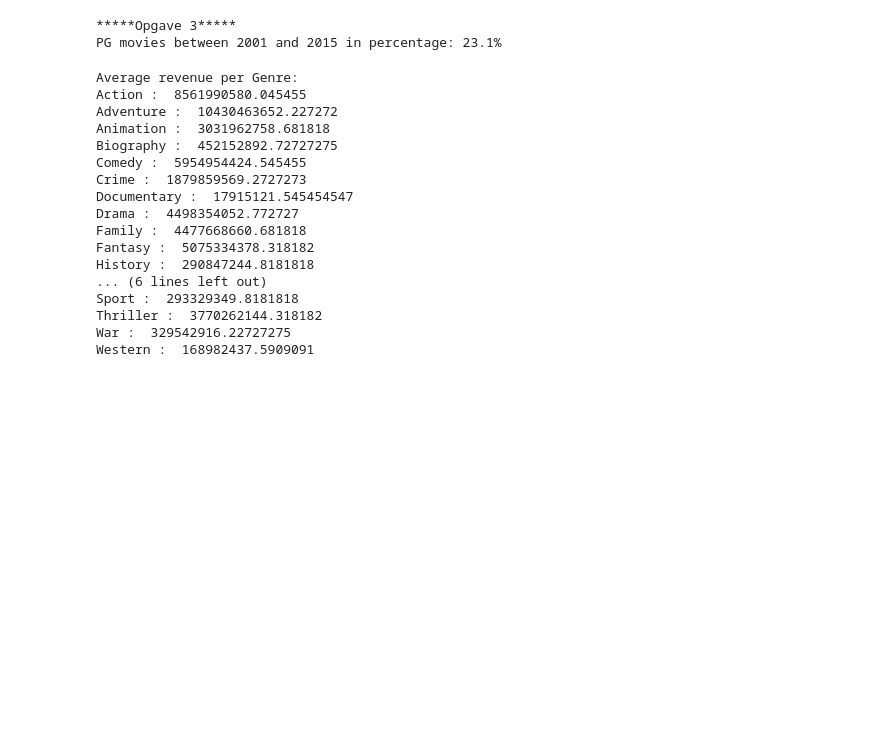
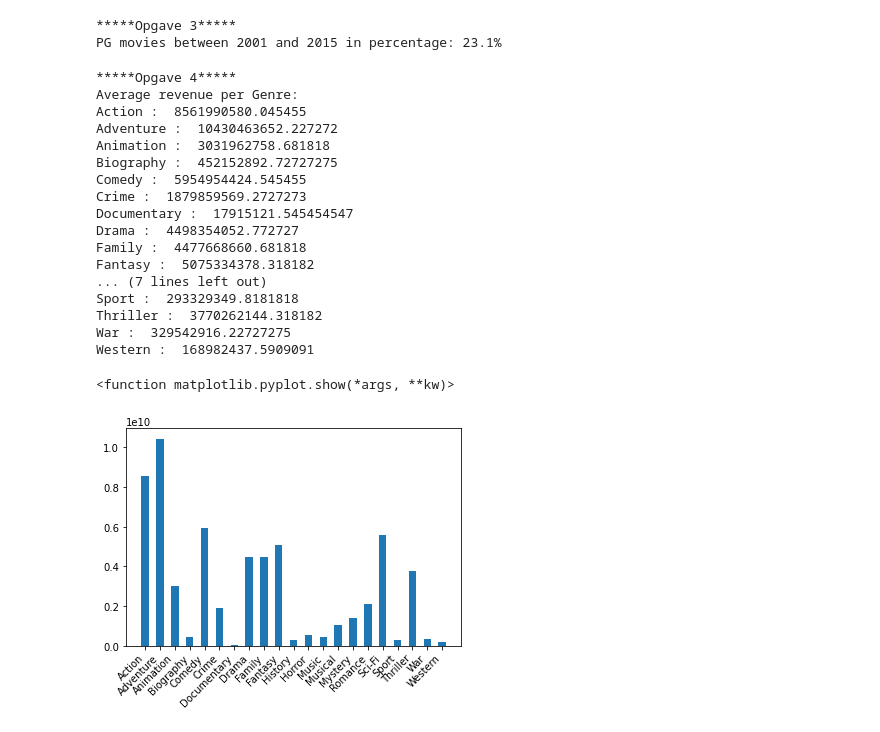
Before and after one commit to alek0329/MyNoteBooks, a Jupyter notebook: SP1/Sp1.ipynb, the cells around one changed output. Saved outputs shown, nothing was run; the diff lists cells and outputs as text; code cells hidden in the pictures; blank space fills up the shorter version.

```diff
--- a/SP1/Sp1.ipynb
+++ b/SP1/Sp1.ipynb
@@ -78,6 +78,8 @@ print('PG movies between 2001 and 2015 in percentage: ' + df1.iloc[1])
 *****Opgave 3*****
 PG movies between 2001 and 2015 in percentage: 23.1%
 # %%
+print('*****Opgave 4*****')
+
 genreDF = movieData['Genre'].str.replace("(\[|\]|\ |')","")
 genreDF = genreDF.str.get_dummies(sep=',')
 
@@ -85,32 +87,40 @@ genreDF = genreDF.str.get_dummies(sep=',')
 genreDist = genreDF.sum().to_dict()
 #print (genreDist)
 
 #Revenue per Genre
 worldSalesPerGenreDF = genreDF.mul(df["World Sales (in $)"], axis=0)
 revenuePerGenre = worldSalesPerGenreDF.sum().to_dict()
 #print(RevenuePerGenre)
 
 avgRev = {}
 print("Average revenue per Genre:")
 for (k,v), (k2,v2) in zip(genreDist.items(), revenuePerGenre.items()):
     avgRevenue = v2 / v1
     avgRev[k] = avgRevenue
     print (k,': ',avgRev[k])
+
+
+
+plt.bar(avgRev.keys(),avgRev.values(),width=0.5,align='center')
+plt.xticks(rotation=45, horizontalalignment='right',fontweight='light')
+plt.show
 # %% [output]
+*****Opgave 4*****
 Average revenue per Genre:
 Action :  8561990580.045455
 Adventure :  10430463652.227272
 Animation :  3031962758.681818
 Biography :  452152892.72727275
 Comedy :  5954954424.545455
 Crime :  1879859569.2727273
 Documentary :  17915121.545454547
 Drama :  4498354052.772727
 Family :  4477668660.681818
 Fantasy :  5075334378.318182
-History :  290847244.8181818
-... (6 lines left out)
+... (7 lines left out)
 Sport :  293329349.8181818
 Thriller :  3770262144.318182
 War :  329542916.22727275
 Western :  168982437.5909091
+<function matplotlib.pyplot.show(*args, **kw)>
+[figure, added]
```
Also changed, not shown: 1 other file.
